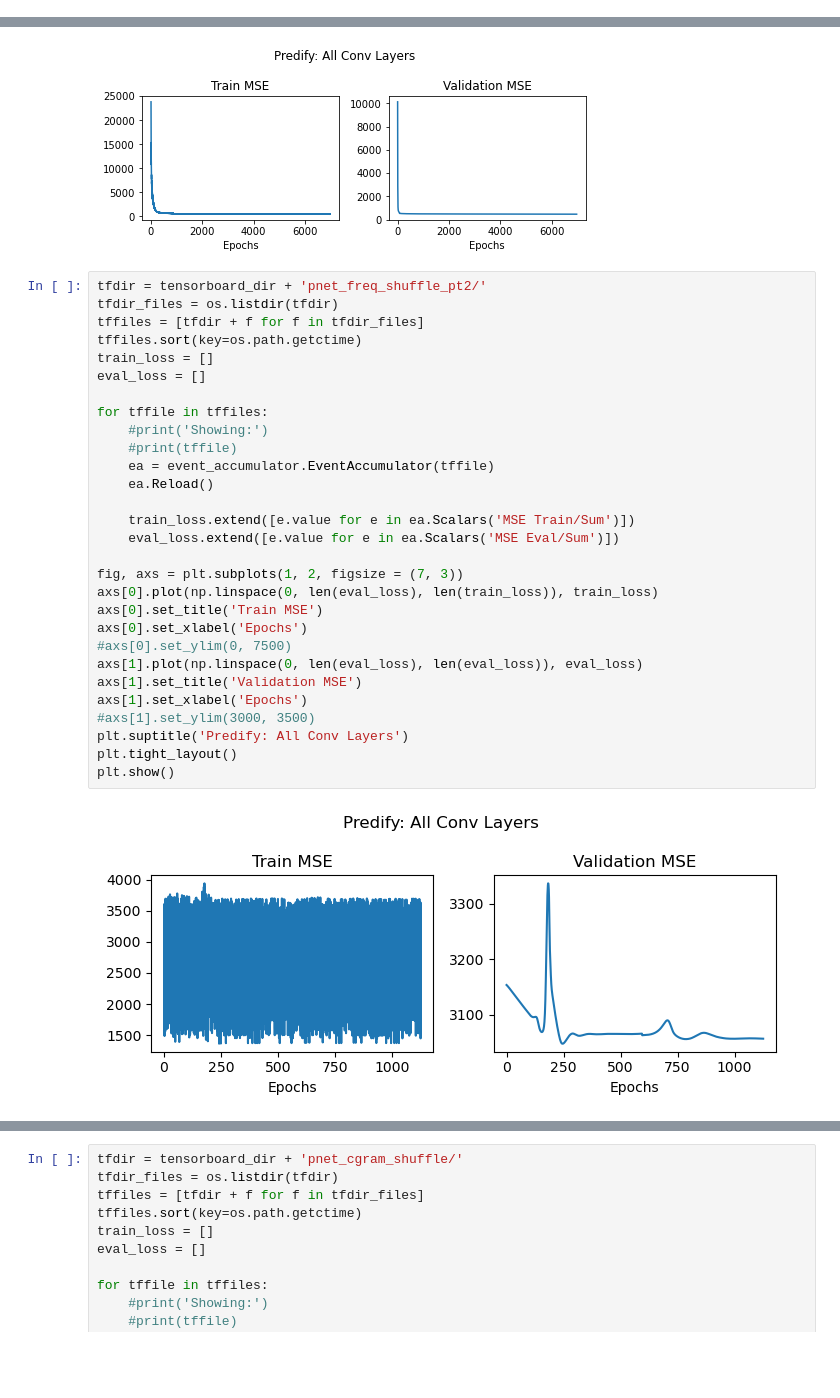
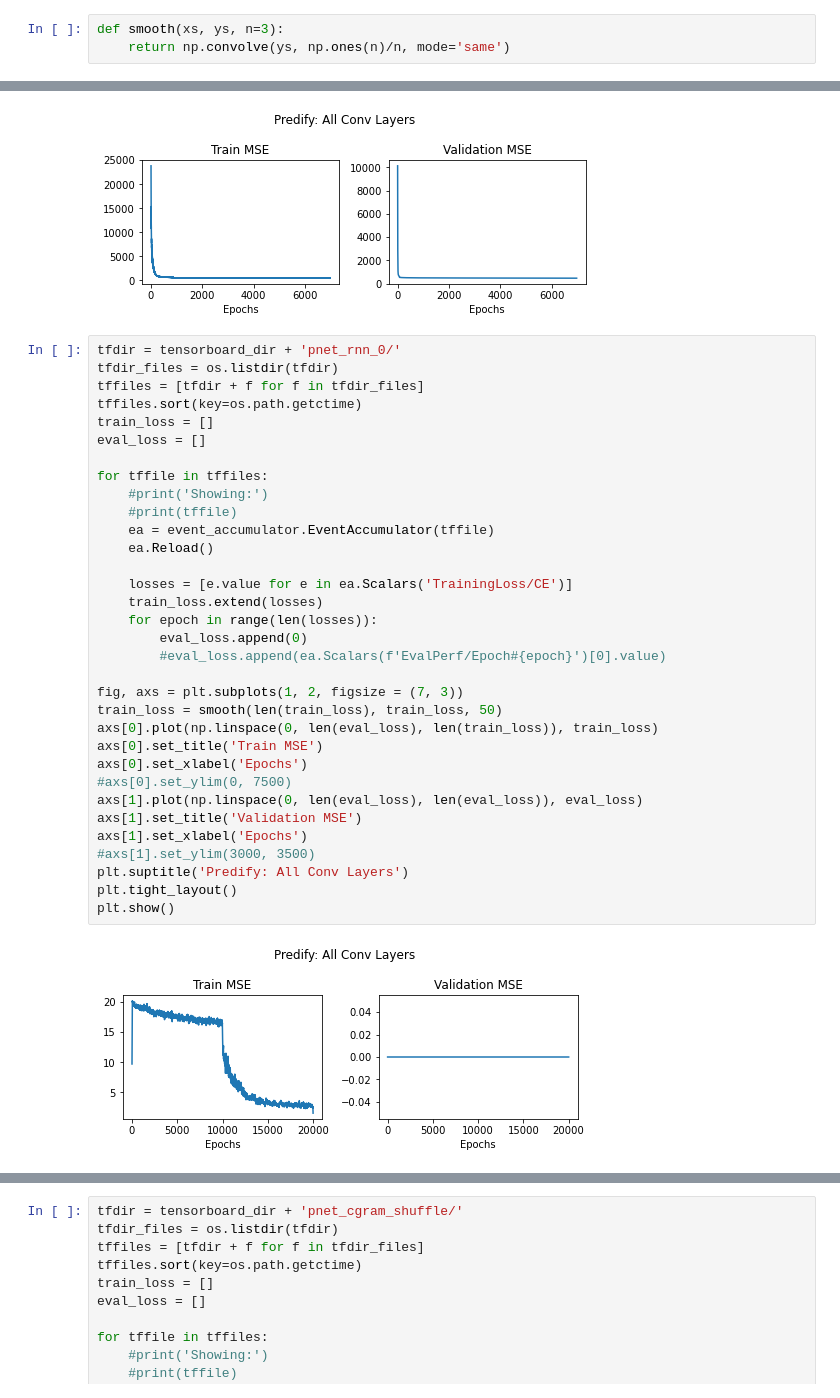
Before and after one commit to chingf/hallucnn, a Jupyter notebook: notebooks/05-monitor-training-tfevents.ipynb, the cells around one changed output, grey strips where cells are left out. Drawn from its saved outputs; the diff is of its cells as text; blank space fills up the shorter version.

```diff
--- a/notebooks/05-monitor-training-tfevents.ipynb
+++ b/notebooks/05-monitor-training-tfevents.ipynb
@@ -8,5 +43,8 @@ import pandas as pd
 # %% [markdown]
 # Reconstruction Training
+# %%
+def smooth(xs, ys, n=3):
+    return np.convolve(ys, np.ones(n)/n, mode='same')
 # %%
 engram_dir = '/mnt/smb/locker/abbott-locker/hcnn/'
 # %%
@@ -74,33 +112,37 @@ plt.show()
 # %% [output]
 [figure]
 # %%
-tfdir = tensorboard_dir + 'pnet_freq_shuffle_pt2/'
+tfdir = tensorboard_dir + 'pnet_rnn_0/'
 tfdir_files = os.listdir(tfdir)
 tffiles = [tfdir + f for f in tfdir_files]
 tffiles.sort(key=os.path.getctime)
 train_loss = []
 eval_loss = []
 
 for tffile in tffiles:
     #print('Showing:')
     #print(tffile)
     ea = event_accumulator.EventAccumulator(tffile)
     ea.Reload()
 
-    train_loss.extend([e.value for e in ea.Scalars('MSE Train/Sum')])
-    eval_loss.extend([e.value for e in ea.Scalars('MSE Eval/Sum')])
+    losses = [e.value for e in ea.Scalars('TrainingLoss/CE')]
+    train_loss.extend(losses)
+    for epoch in range(len(losses)):
+        eval_loss.append(0)
+        #eval_loss.append(ea.Scalars(f'EvalPerf/Epoch#{epoch}')[0].value)
 
 fig, axs = plt.subplots(1, 2, figsize = (7, 3))
+train_loss = smooth(len(train_loss), train_loss, 50)
 axs[0].plot(np.linspace(0, len(eval_loss), len(train_loss)), train_loss)
 axs[0].set_title('Train MSE')
 axs[0].set_xlabel('Epochs')
 #axs[0].set_ylim(0, 7500)
 axs[1].plot(np.linspace(0, len(eval_loss), len(eval_loss)), eval_loss)
 axs[1].set_title('Validation MSE')
 axs[1].set_xlabel('Epochs')
 #axs[1].set_ylim(3000, 3500)
 plt.suptitle('Predify: All Conv Layers')
 plt.tight_layout()
 plt.show()
 # %% [output]
-[figure, old version]
+[figure, new version]
```
Also changed, not shown: parts of 12 cells of this notebook, 14 other files.
